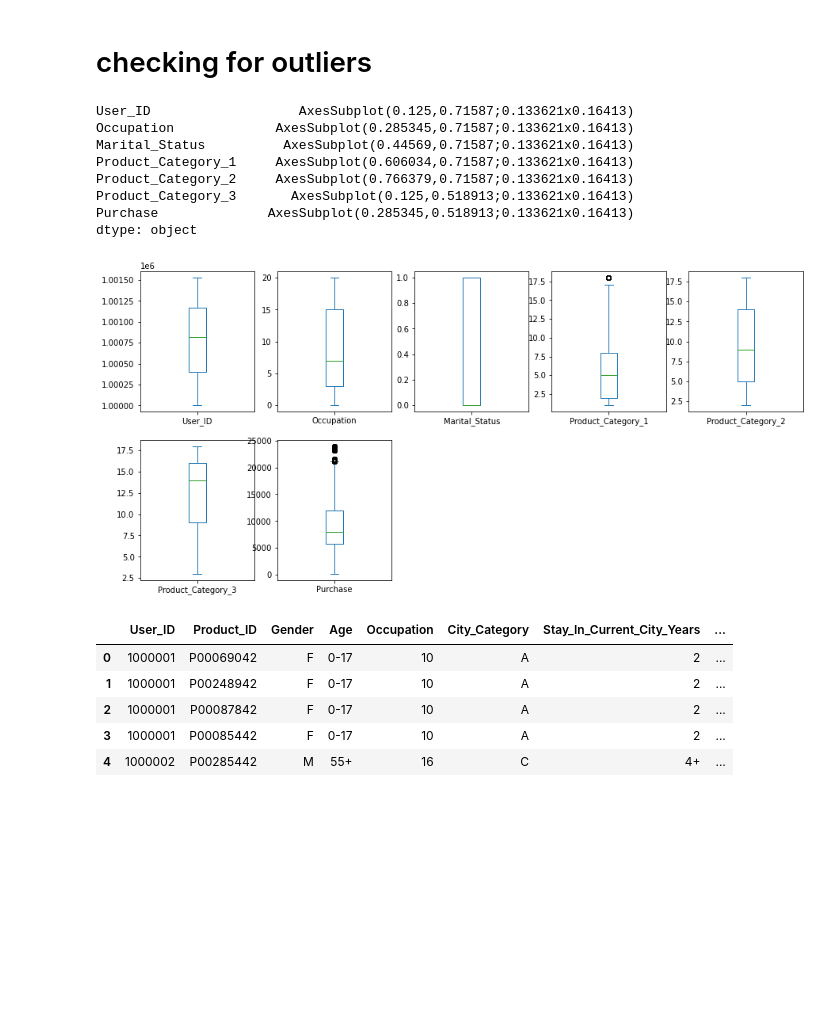
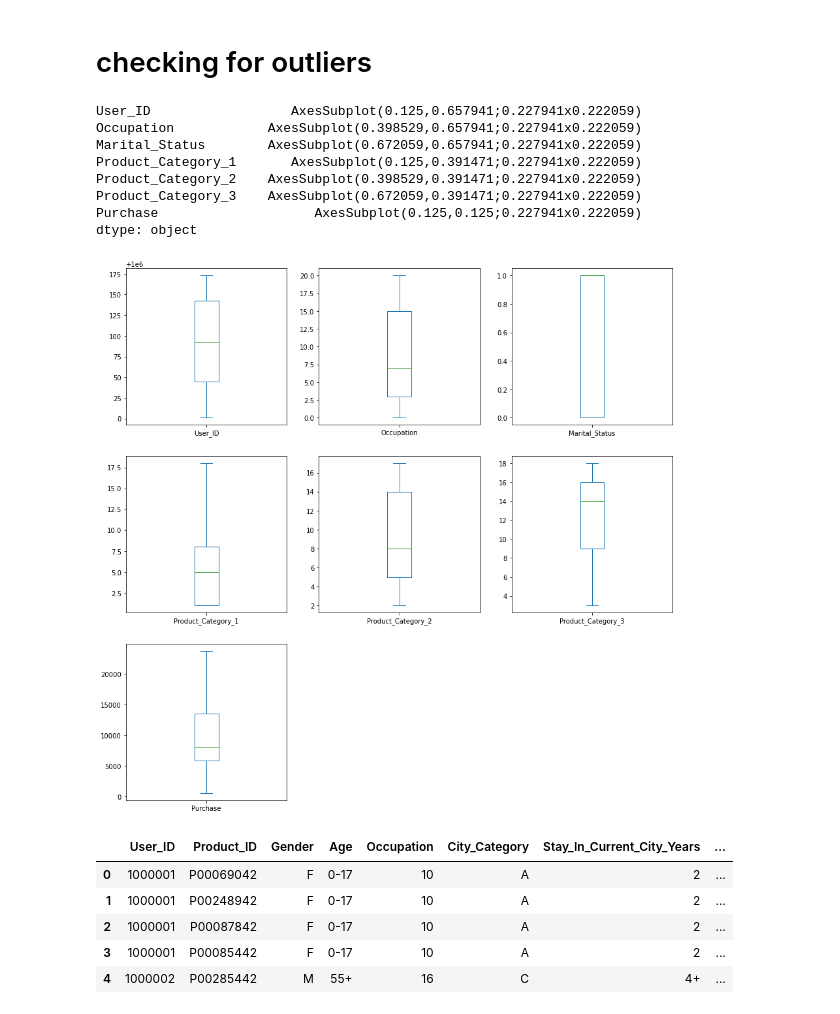
Before and after one commit to tharanivangapandu/Machine-Learning, a Jupyter notebook: Feature Engineering (1).ipynb, the cells around one changed output. Cells and saved outputs as stored; diff of their text form; code cells hidden in the pictures; blank space fills up the shorter version.

```diff
--- a/Feature Engineering (1).ipynb
+++ b/Feature Engineering (1).ipynb
@@ -9,7 +9,7 @@ A retail company “ABC Private Limited” wants to understand the customer purc
 Now, they want to build a model to predict the purchase amount of customer against various products which will help them to create personalized offer for customers against different products.
 # %%
 datafe = pd.read_csv('BlackFriday.csv')
-datafe1= datafe.iloc[0:10000, 0:12]
+datafe1= datafe.iloc[0:1000, 0:12]
 datafe1
 datafe1.shape
 # %% [output]
@@ -128,17 +128,17 @@ datafe1['Product_Category_3'] = datafe1['Product_Category_3'].replace(0,datafe1[
 # %% [markdown]
 # checking for outliers
 # %%
-datafe1.iloc[:,0:12].plot(kind='box', subplots=True, layout=(4,5),figsize=(15,15))
+datafe1.iloc[:,0:12].plot(kind='box', subplots=True, layout=(3,3),figsize=(15,15))
 # %% [output]
-User_ID                   AxesSubplot(0.125,0.71587;0.133621x0.16413)
-Occupation             AxesSubplot(0.285345,0.71587;0.133621x0.16413)
-Marital_Status          AxesSubplot(0.44569,0.71587;0.133621x0.16413)
-Product_Category_1     AxesSubplot(0.606034,0.71587;0.133621x0.16413)
-Product_Category_2     AxesSubplot(0.766379,0.71587;0.133621x0.16413)
-Product_Category_3       AxesSubplot(0.125,0.518913;0.133621x0.16413)
-Purchase              AxesSubplot(0.285345,0.518913;0.133621x0.16413)
+User_ID                  AxesSubplot(0.125,0.657941;0.227941x0.222059)
+Occupation            AxesSubplot(0.398529,0.657941;0.227941x0.222059)
+Marital_Status        AxesSubplot(0.672059,0.657941;0.227941x0.222059)
+Product_Category_1       AxesSubplot(0.125,0.391471;0.227941x0.222059)
+Product_Category_2    AxesSubplot(0.398529,0.391471;0.227941x0.222059)
+Product_Category_3    AxesSubplot(0.672059,0.391471;0.227941x0.222059)
+Purchase                    AxesSubplot(0.125,0.125;0.227941x0.222059)
 dtype: object
-[figure, old version]
+[figure, new version]
 # %%
 datafe1.head()
 # %% [output]
```
Also changed, not shown: parts of 49 cells of this notebook.
